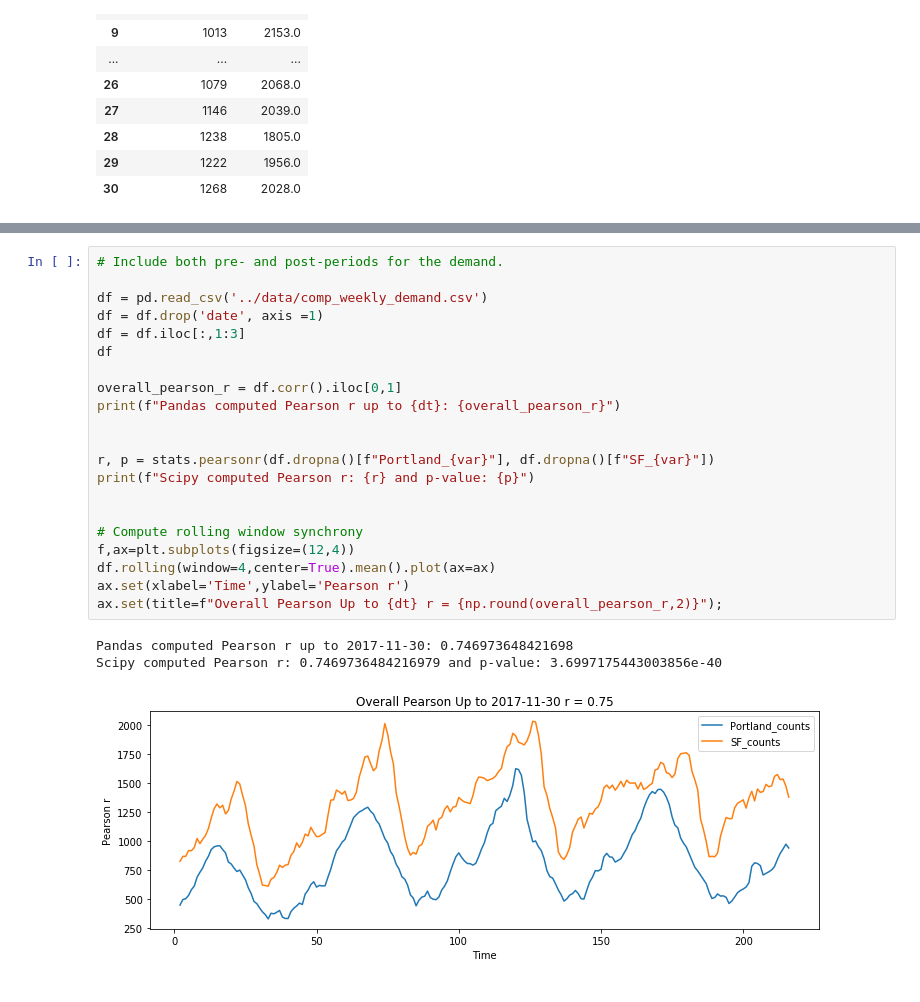
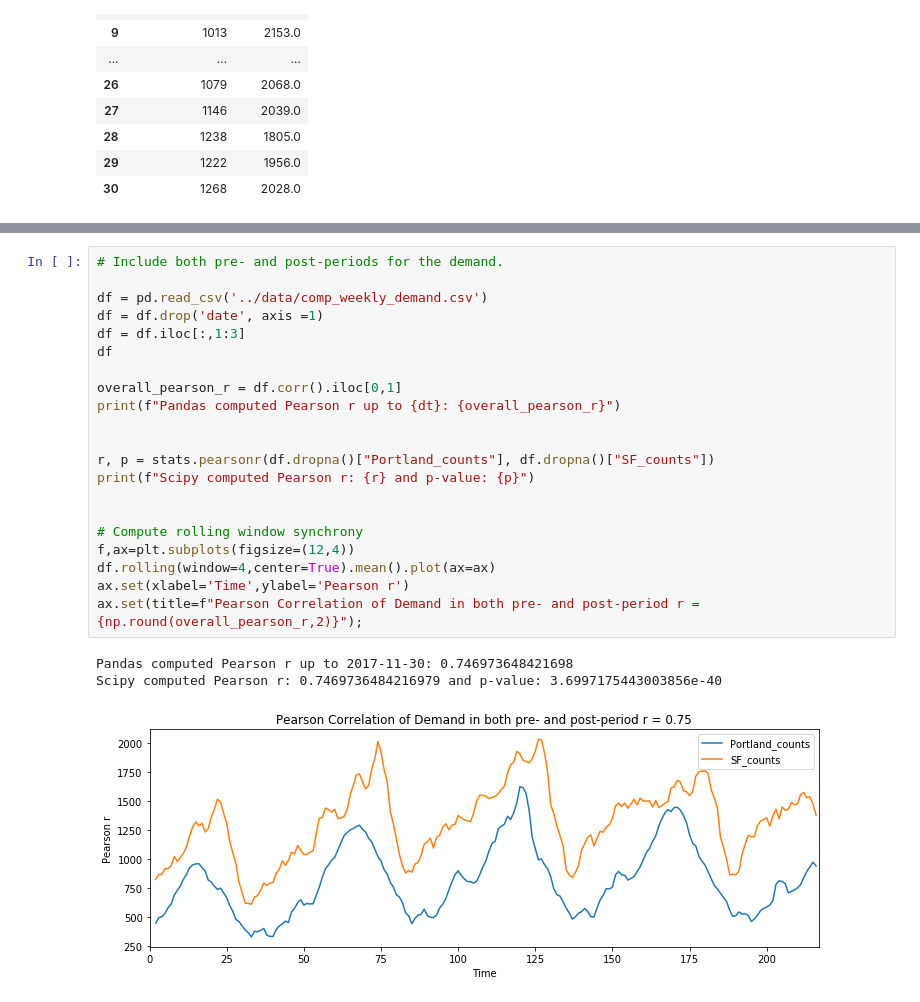
Before and after one commit to karensheng/Airbnb_Regulation, a Jupyter notebook: notebooks/Correlations between time series.ipynb, the cells around one changed output, grey strips where cells are left out. Cells and saved outputs as stored; diff of their text form.

Commit message:
added post-period price corr

```diff
--- a/notebooks/Correlations between time series.ipynb
+++ b/notebooks/Correlations between time series.ipynb
@@ -152,25 +163,25 @@ Scipy computed Pearson r: 0.7822444890924155 and p-value: 2.0171422385281793e-07
 # %%
 # Include both pre- and post-periods for the demand.
 
 df = pd.read_csv('../data/comp_weekly_demand.csv')
 df = df.drop('date', axis =1)
 df = df.iloc[:,1:3]
 df
 
 overall_pearson_r = df.corr().iloc[0,1]
 print(f"Pandas computed Pearson r up to {dt}: {overall_pearson_r}")
 
 
-r, p = stats.pearsonr(df.dropna()[f"Portland_{var}"], df.dropna()[f"SF_{var}"])
+r, p = stats.pearsonr(df.dropna()["Portland_counts"], df.dropna()["SF_counts"])
 print(f"Scipy computed Pearson r: {r} and p-value: {p}")
 
 
 # Compute rolling window synchrony
 f,ax=plt.subplots(figsize=(12,4))
 df.rolling(window=4,center=True).mean().plot(ax=ax)
 ax.set(xlabel='Time',ylabel='Pearson r')
-ax.set(title=f"Overall Pearson Up to {dt} r = {np.round(overall_pearson_r,2)}");
+ax.set(title=f"Pearson Correlation of Demand in both pre- and post-period r = {np.round(overall_pearson_r,2)}");
 # %% [output]
 Pandas computed Pearson r up to 2017-11-30: 0.746973648421698
 Scipy computed Pearson r: 0.7469736484216979 and p-value: 3.6997175443003856e-40
-[figure, old version]
+[figure, new version]
```
Also changed, not shown: parts of 9 cells of this notebook.
